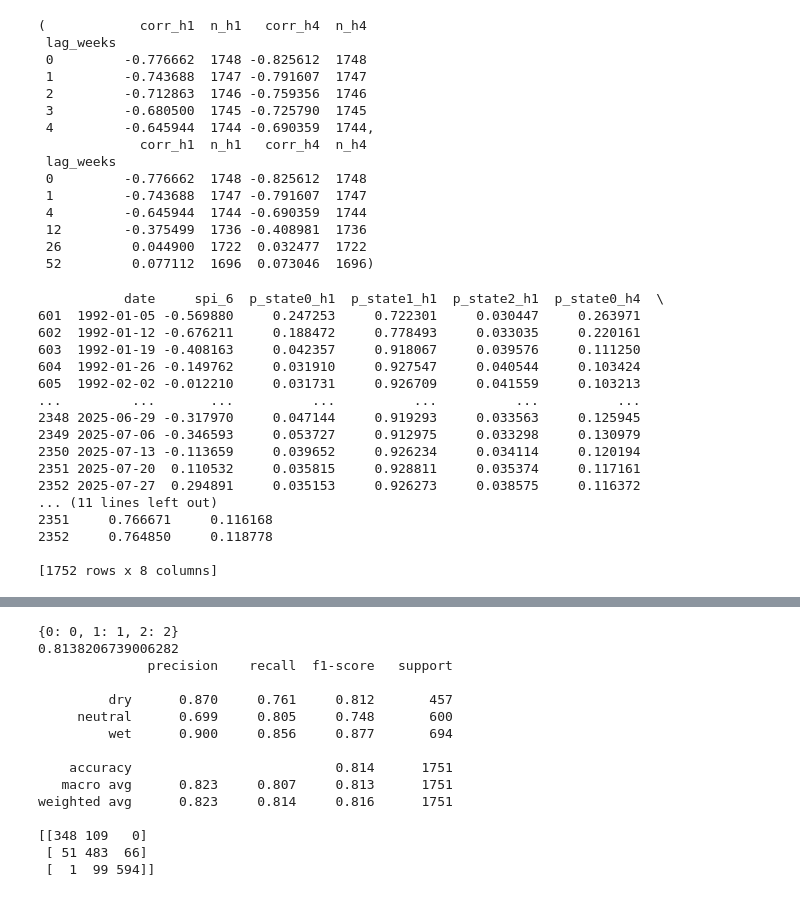
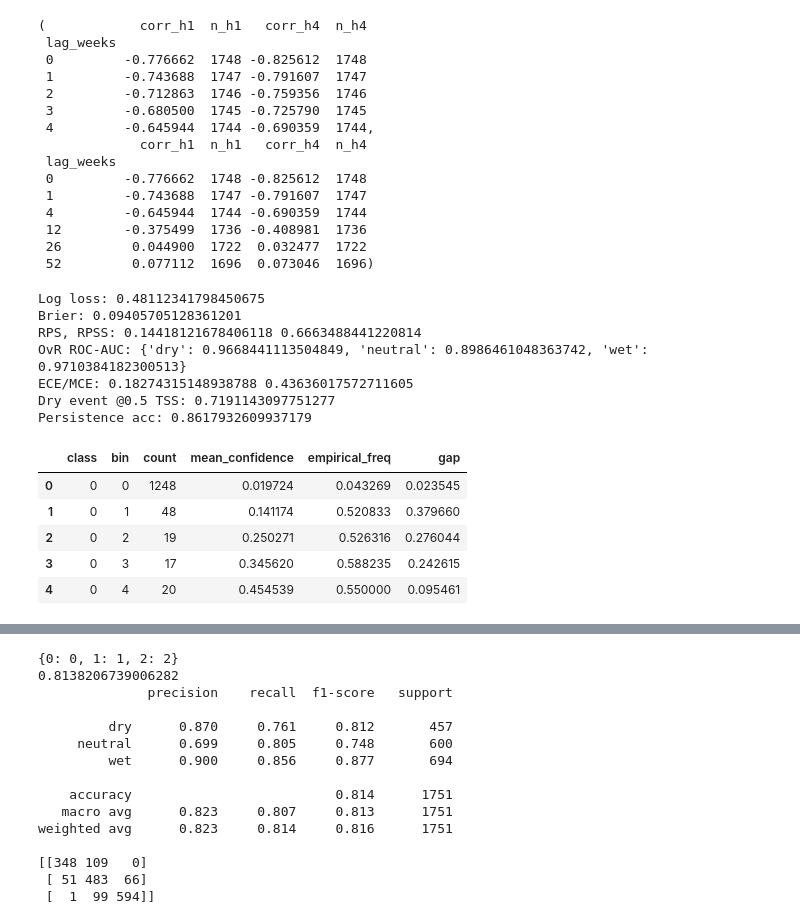
Before and after one commit to anajaz/Incorporating-HMM-for-drough-probability-into-a-LSTM-for-corn-price-prediction, a Jupyter notebook: HMM.ipynb, the cells around one changed output, grey strips where cells are left out. Drawn from its saved outputs; the diff is of its cells as text; code cells hidden in the pictures.

Commit message:
adding metrics

```diff
--- a/HMM.ipynb
+++ b/HMM.ipynb
@@ -784,24 +701,3 @@ def add_spi3class_and_score(
         "log_loss": ll
     }
     return df, metrics
-# %%
-data = results.dropna().copy()
-print(data)
-# %% [output]
-           date     spi_6  p_state0_h1  p_state1_h1  p_state2_h1  p_state0_h4  \
-601  1992-01-05 -0.569880     0.247253     0.722301     0.030447     0.263971
-602  1992-01-12 -0.676211     0.188472     0.778493     0.033035     0.220161
-603  1992-01-19 -0.408163     0.042357     0.918067     0.039576     0.111250
-604  1992-01-26 -0.149762     0.031910     0.927547     0.040544     0.103424
-605  1992-02-02 -0.012210     0.031731     0.926709     0.041559     0.103213
-...         ...       ...          ...          ...          ...          ...
-2348 2025-06-29 -0.317970     0.047144     0.919293     0.033563     0.125945
-2349 2025-07-06 -0.346593     0.053727     0.912975     0.033298     0.130979
-2350 2025-07-13 -0.113659     0.039652     0.926234     0.034114     0.120194
-2351 2025-07-20  0.110532     0.035815     0.928811     0.035374     0.117161
-2352 2025-07-27  0.294891     0.035153     0.926273     0.038575     0.116372
-... (11 lines left out)
-2351     0.766671     0.116168
-2352     0.764850     0.118778
-
-[1752 rows x 8 columns]
@@ -807,0 +988,41 @@ print(data)
+# %%
+# You already have:
+df_scored, m1 = add_spi3class_and_score(
+    df=data,
+    spi_col="spi_6",
+    horizon=1,
+    prob_col_tpl="p_state{state}_h{h}",
+    # train_mask=...  # optional
+)
+
+m1_full = enrich_hmm_metrics(
+    df_scored, m1, horizon=1, spi_col="spi_6",
+    event_threshold=0.5,
+    train_mask=None  # or your per-block training slice to set climatology
+)
+
+# Quick peeks:
+print("Log loss:", m1_full["proper_scores"]["log_loss"])
+print("Brier:", m1_full["proper_scores"]["brier"])
+print("RPS, RPSS:", m1_full["proper_scores"]["rps"], m1_full["proper_scores"]["rpss_vs_climatology"])
+print("OvR ROC-AUC:", m1_full["discrimination"]["roc_auc_ovr"])
+print("ECE/MCE:", m1_full["calibration"]["ece"], m1_full["calibration"]["mce"])
+print("Dry event @0.5 TSS:", m1_full["events"]["dry"]["tss"])
+print("Persistence acc:", m1_full["baselines"]["persistence_accuracy"])
+# Reliability table:
+calib_df = m1_full["calibration"]["reliability_table"]
+display(calib_df.head())
+# %% [output]
+Log loss: 0.48112341798450675
+Brier: 0.09405705128361201
+RPS, RPSS: 0.14418121678406118 0.6663488441220814
+OvR ROC-AUC: {'dry': 0.9668441113504849, 'neutral': 0.8986461048363742, 'wet': 0.9710384182300513}
+ECE/MCE: 0.18274315148938788 0.43636017572711605
+Dry event @0.5 TSS: 0.7191143097751277
+Persistence acc: 0.8617932609937179
+|  | class | bin | count | mean_confidence | empirical_freq | gap |
+| 0 | 0 | 0 | 1248 | 0.019724 | 0.043269 | 0.023545 |
+| 1 | 0 | 1 | 48 | 0.141174 | 0.520833 | 0.379660 |
+| 2 | 0 | 2 | 19 | 0.250271 | 0.526316 | 0.276044 |
+| 3 | 0 | 3 | 17 | 0.345620 | 0.588235 | 0.242615 |
+| 4 | 0 | 4 | 20 | 0.454539 | 0.550000 | 0.095461 |
```
Also changed, not shown: parts of 8 cells of this notebook.
